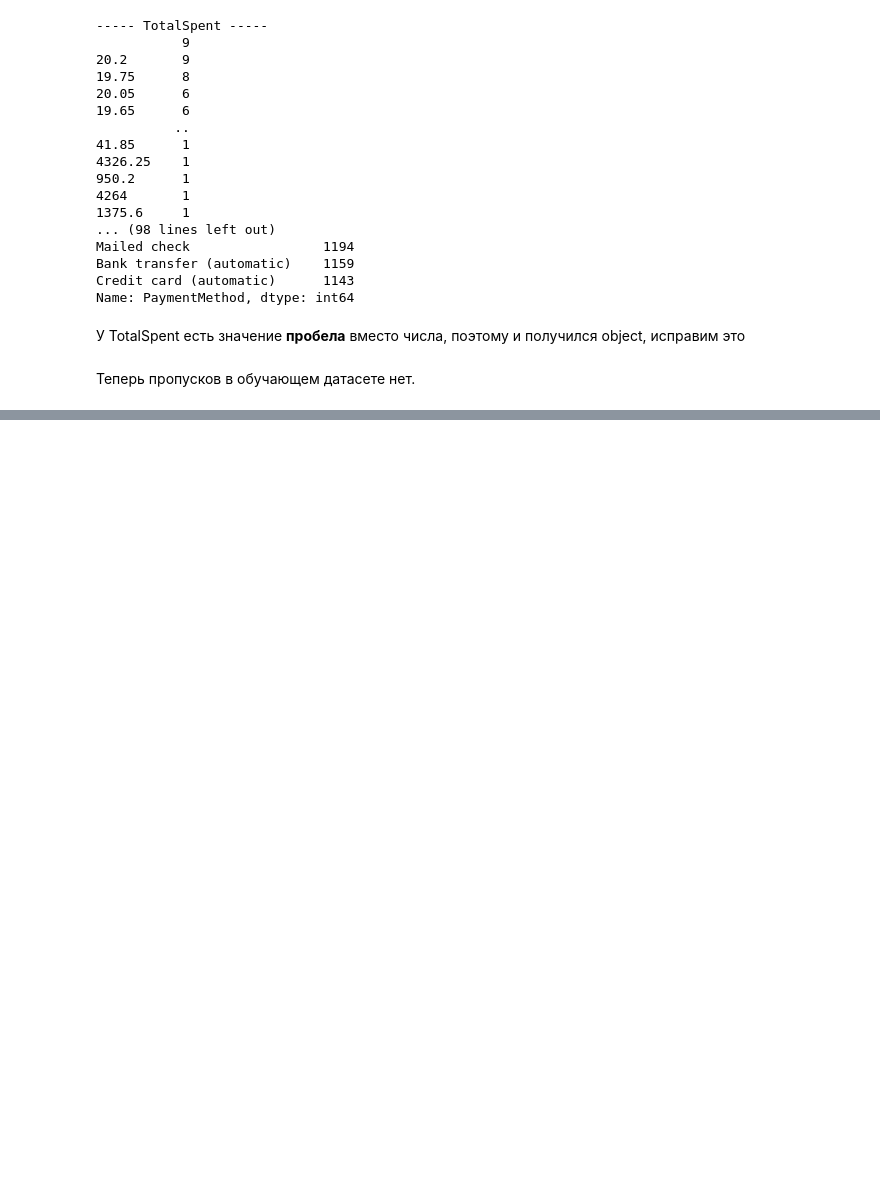
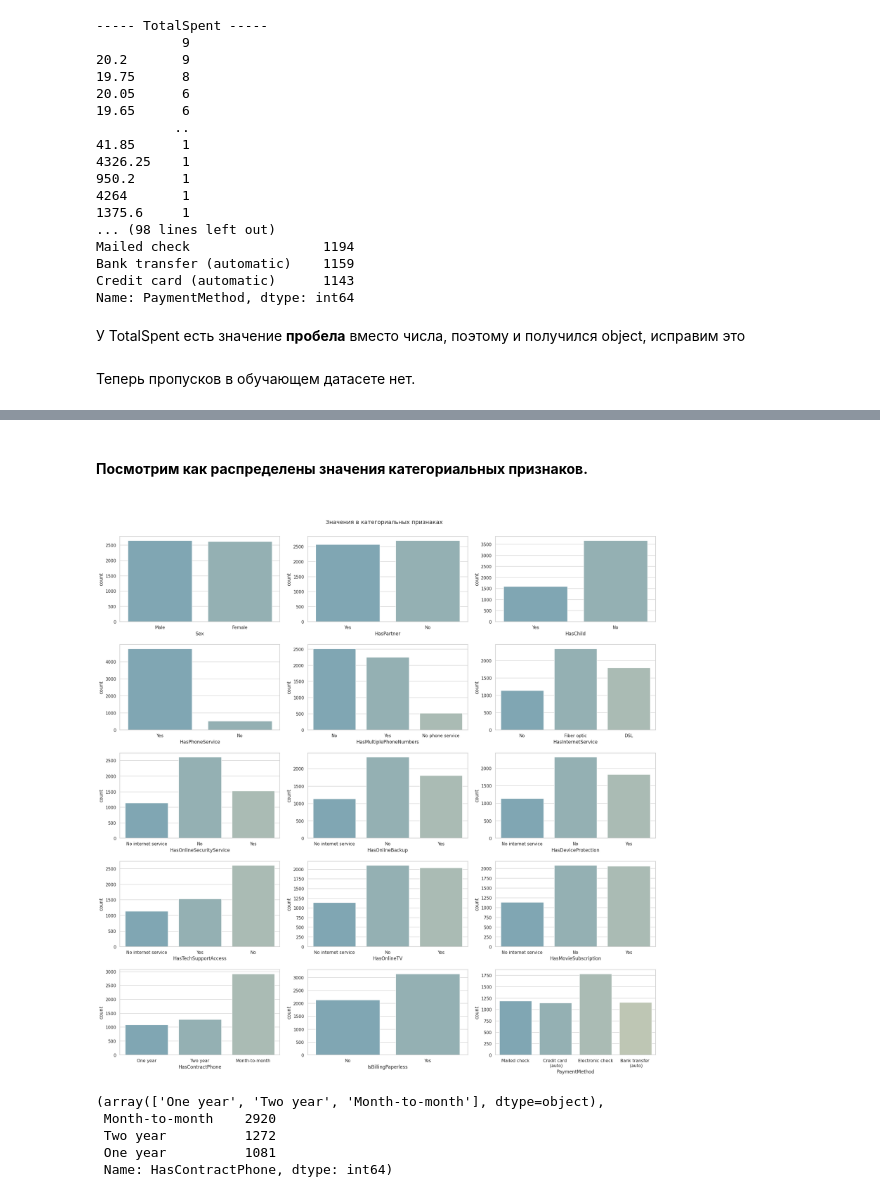
Before and after one commit to 1mmo/data-analysis-handbook, a Jupyter notebook: solved problems/churn_prediction.ipynb, the cells around one changed output, grey strips where cells are left out. Drawn from its saved outputs; the diff is of its cells as text; code cells hidden in the pictures; blank space fills up the shorter version.

```diff
--- a/solved problems/churn_prediction.ipynb
+++ b/solved problems/churn_prediction.ipynb
@@ -251,0 +301,29 @@ for i in range(len(numerical_columns)):
+# %% [markdown]
+<br>
+<b>Посмотрим как распределены значения категориальных признаков.</b>
+<br><br>
+# %%
+categorical_columns = [col for col in data_train
+                       if data_train[col].dtypes == 'object']
+# %%
+fig, ax = plt.subplots(5, 3, figsize=(20, 20))
+ax = ax.flatten()
+fig.suptitle('Значения в категориальных признаках')
+fig.tight_layout(h_pad=3, w_pad=3)
+plt.subplots_adjust(top=0.95)
+
+sns.set_theme(style='whitegrid', palette="blend:#7AB,#EDA")
+labels = ['Mailed check', 'Credit card \n (auto)', 'Electronic check', 'Bank transfer \n (auto)'] # labes для PaymentMethod
+for i in range(len(categorical_columns)):
+    sns.countplot(ax=ax[i], x=data_train[categorical_columns[i]])
+    ax[14].set_xticklabels(labels)
+# %% [output]
+[figure, added]
+# %%
+data_train['HasContractPhone'].unique(), data_train['HasContractPhone'].value_counts()
+# %% [output]
+(array(['One year', 'Two year', 'Month-to-month'], dtype=object),
+ Month-to-month    2920
+ Two year          1272
+ One year          1081
+ Name: HasContractPhone, dtype: int64)
```
Also changed, not shown: parts of 56 cells of this notebook.
